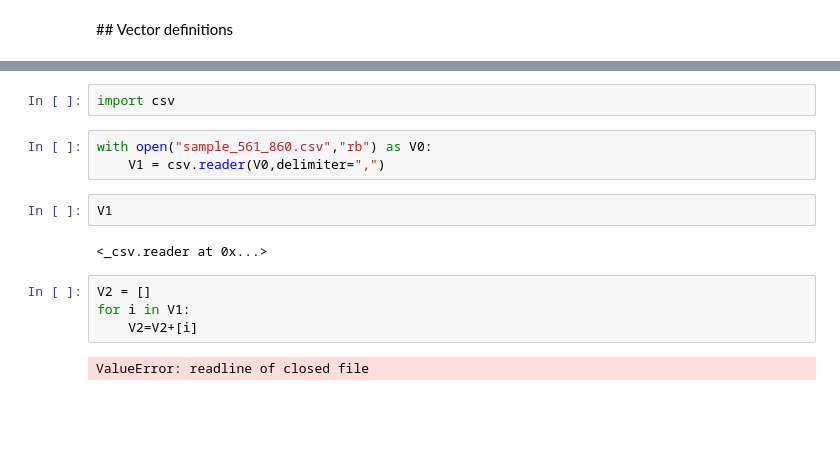
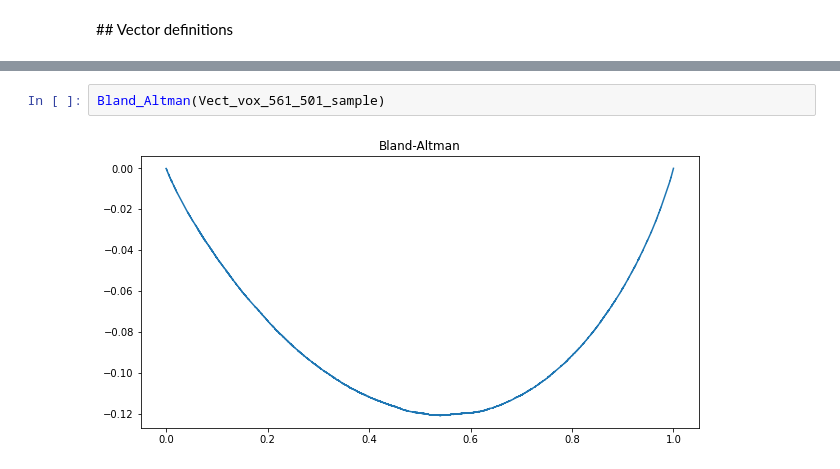
Before and after one commit to xroll174/Correct-Variability-Pipelines, a Jupyter notebook: results/Results.ipynb, the cells around one changed output, grey strips where cells are left out. Saved outputs shown, nothing was run; the diff lists cells and outputs as text; blank space fills up the shorter version.

```diff
--- a/results/Results.ipynb
+++ b/results/Results.ipynb
@@ -210,15 +196,4 @@ qqplot(Vect_vox_561_860,100)
-# %%
-import csv
-# %%
-with open("sample_561_860.csv","rb") as V0:
-    V1 = csv.reader(V0,delimiter=",")
-# %%
-V1
-# %% [output]
-<_csv.reader at 0x...>
-# %%
-V2 = []
-for i in V1:
-    V2=V2+[i]
-# %% [output]
-ValueError: readline of closed file
+# %%
+Bland_Altman(Vect_vox_561_501_sample)
+# %% [output]
+[figure, added]
```
Also changed, not shown: parts of 64 cells of this notebook.
